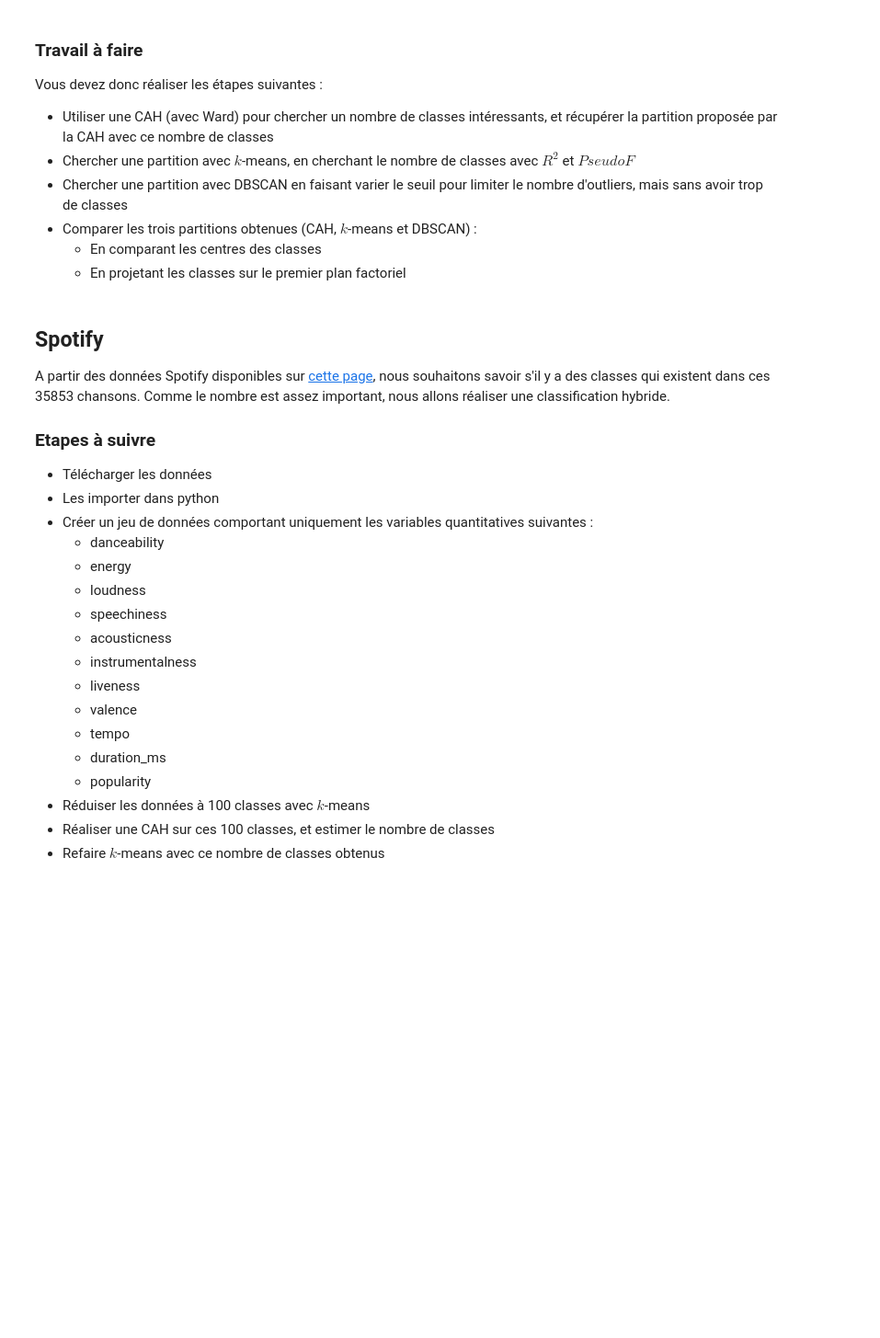
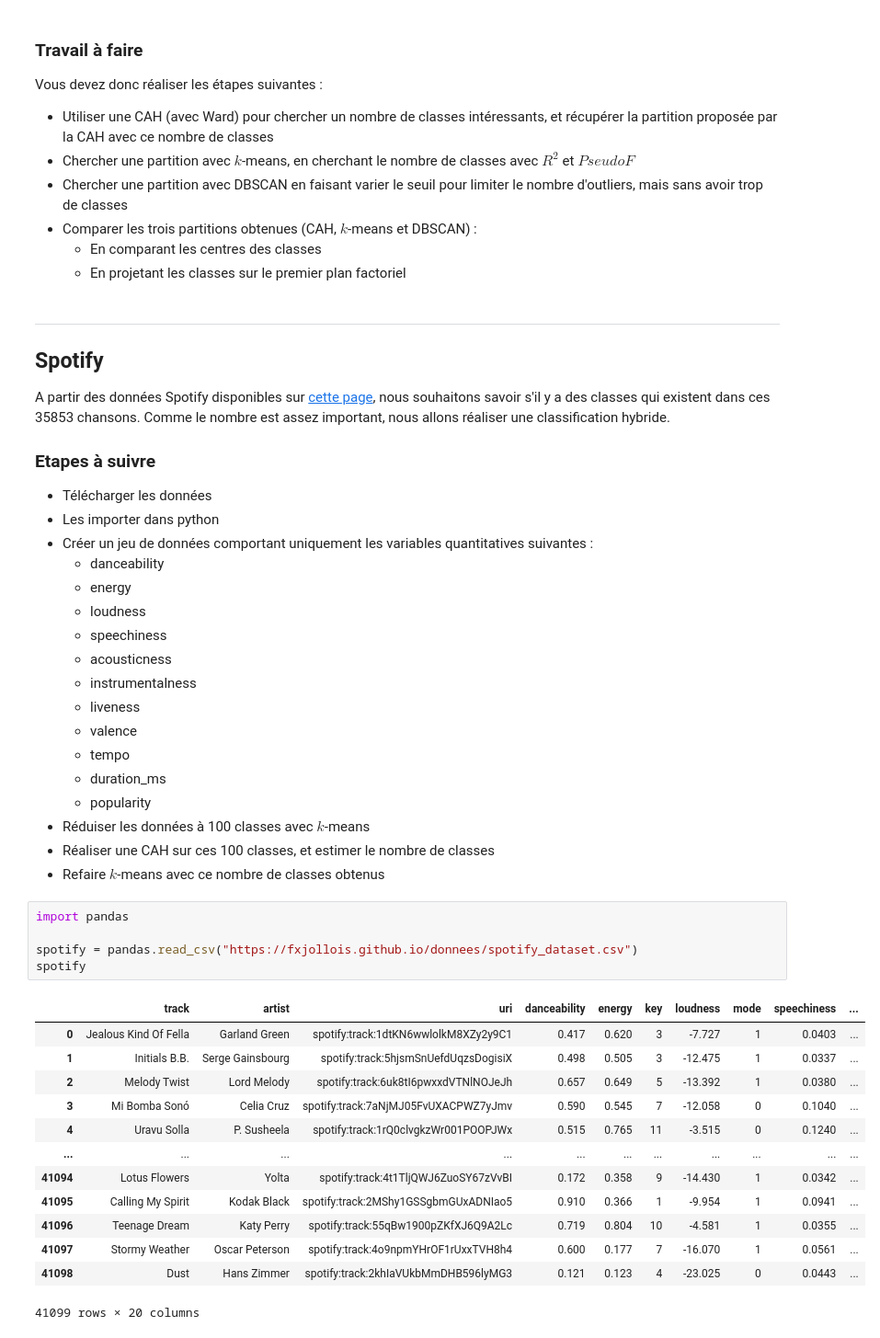
Before and after one commit to fxjollois/cours-2022-2023, a Jupyter notebook: insa-ms-esd--ml/classif-demande.ipynb, the cells around one changed output. Shown at 92% size. Cells and saved outputs as stored; diff of their text form; blank space fills up the shorter version.

```diff
--- a/insa-ms-esd--ml/classif-demande.ipynb
+++ b/insa-ms-esd--ml/classif-demande.ipynb
@@ -50,6 +92,8 @@ Vous devez donc réaliser les étapes suivantes :
     - En comparant les centres des classes
     - En projetant les classes sur le premier plan factoriel
 # %% [markdown]
+---
+
 ## Spotify
 
 A partir des données Spotify disponibles sur [cette page](https://www.kaggle.com/akiboy96/spotify-dataset), nous souhaitons savoir s'il y a des classes qui existent dans ces 35853 chansons. Comme le nombre est assez important, nous allons réaliser une classification hybride.
@@ -73,3 +117,22 @@ A partir des données Spotify disponibles sur [cette page](https://www.kaggle.co
 - Réduiser les données à 100 classes avec $k$-means
 - Réaliser une CAH sur ces 100 classes, et estimer le nombre de classes
 - Refaire $k$-means avec ce nombre de classes obtenus
+# %%
+import pandas
+
+spotify = pandas.read_csv("https://fxjollois.github.io/donnees/spotify_dataset.csv")
+spotify
+# %% [output]
+|  | track | artist | uri | danceability | energy | key | loudness | mode | speechiness | ... |
+| 0 | Jealous Kind Of Fella | Garland Green | spotify:track:1dtKN6wwlolkM8XZy2y9C1 | 0.417 | 0.620 | 3 | -7.727 | 1 | 0.0403 | ... |
+| 1 | Initials B.B. | Serge Gainsbourg | spotify:track:5hjsmSnUefdUqzsDogisiX | 0.498 | 0.505 | 3 | -12.475 | 1 | 0.0337 | ... |
+| 2 | Melody Twist | Lord Melody | spotify:track:6uk8tI6pwxxdVTNlNOJeJh | 0.657 | 0.649 | 5 | -13.392 | 1 | 0.0380 | ... |
+| 3 | Mi Bomba Sonó | Celia Cruz | spotify:track:7aNjMJ05FvUXACPWZ7yJmv | 0.590 | 0.545 | 7 | -12.058 | 0 | 0.1040 | ... |
+| 4 | Uravu Solla | P. Susheela | spotify:track:1rQ0clvgkzWr001POOPJWx | 0.515 | 0.765 | 11 | -3.515 | 0 | 0.1240 | ... |
+| ... | ... | ... | ... | ... | ... | ... | ... | ... | ... | ... |
+| 41094 | Lotus Flowers | Yolta | spotify:track:4t1TljQWJ6ZuoSY67zVvBI | 0.172 | 0.358 | 9 | -14.430 | 1 | 0.0342 | ... |
+| 41095 | Calling My Spirit | Kodak Black | spotify:track:2MShy1GSSgbmGUxADNIao5 | 0.910 | 0.366 | 1 | -9.954 | 1 | 0.0941 | ... |
+| 41096 | Teenage Dream | Katy Perry | spotify:track:55qBw1900pZKfXJ6Q9A2Lc | 0.719 | 0.804 | 10 | -4.581 | 1 | 0.0355 | ... |
+| 41097 | Stormy Weather | Oscar Peterson | spotify:track:4o9npmYHrOF1rUxxTVH8h4 | 0.600 | 0.177 | 7 | -16.070 | 1 | 0.0561 | ... |
+| 41098 | Dust | Hans Zimmer | spotify:track:2khIaVUkbMmDHB596lyMG3 | 0.121 | 0.123 | 4 | -23.025 | 0 | 0.0443 | ... |
+41099 rows × 20 columns
```
Also changed, not shown: parts of 6 cells of this notebook, 8 other files.
